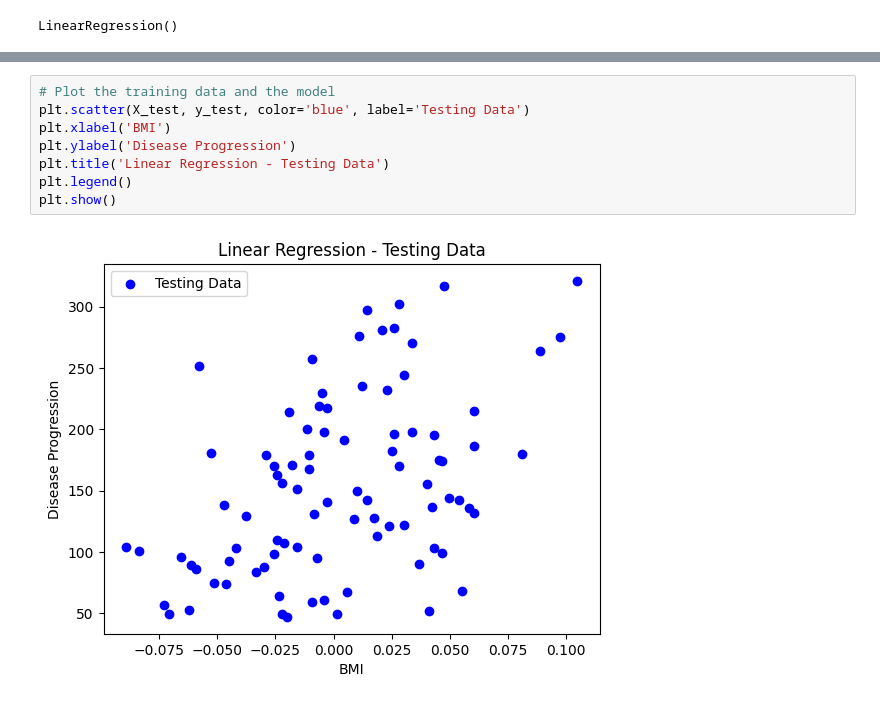
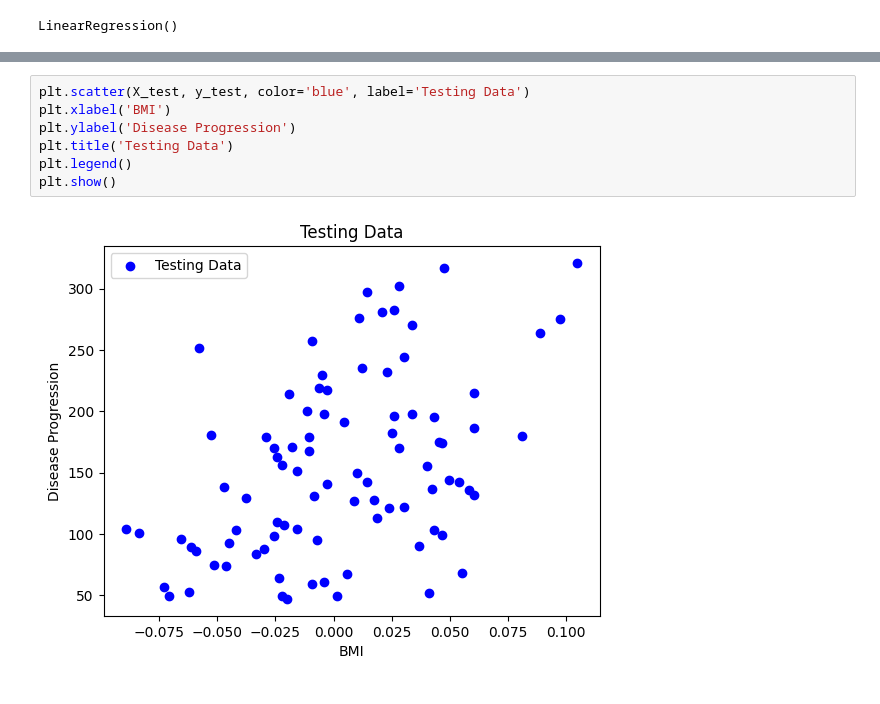
Before and after one commit to zeelshah007/CSCN8010-lab-submissions, a Jupyter notebook: students_submissions/8902834/lab3.ipynb, the cells around one changed output, grey strips where cells are left out. Drawn from its saved outputs; the diff is of its cells as text.

```diff
--- a/students_submissions/8902834/lab3.ipynb
+++ b/students_submissions/8902834/lab3.ipynb
@@ -36,10 +57,9 @@ plt.show()
 # %%
-# Plot the training data and the model
 plt.scatter(X_test, y_test, color='blue', label='Testing Data')
 plt.xlabel('BMI')
 plt.ylabel('Disease Progression')
-plt.title('Linear Regression - Testing Data')
+plt.title('Testing Data')
 plt.legend()
 plt.show()
 # %% [output]
-[figure, old version]
+[figure, new version]
```
Also changed, not shown: parts of 13 cells of this notebook, 2 other files.
